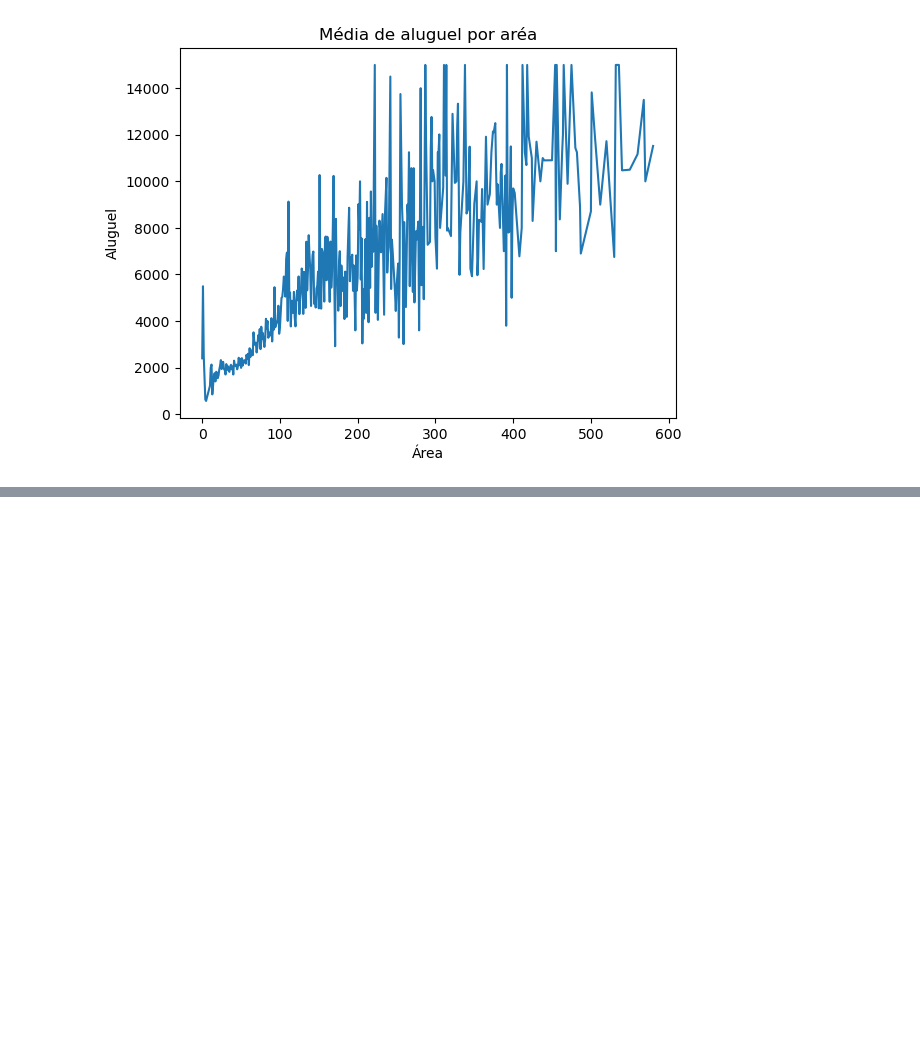
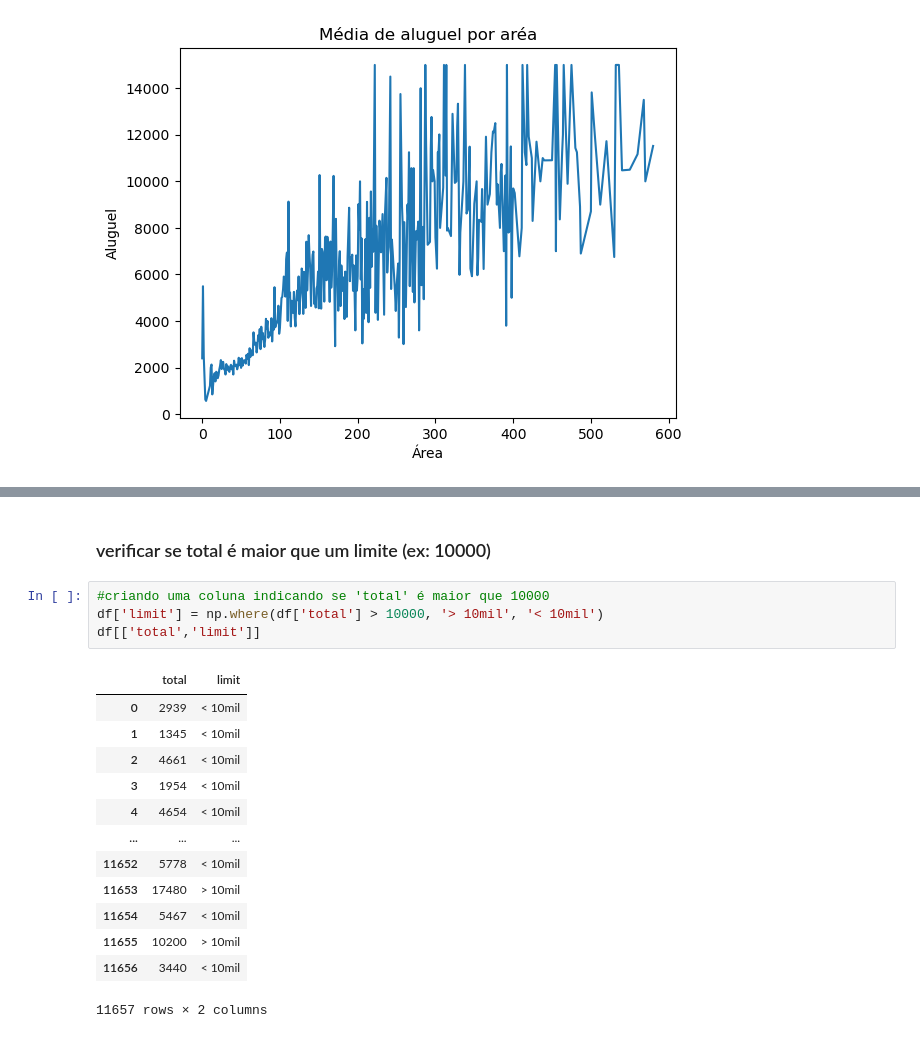
Before and after one commit to vrvinicius/residencia_ia, a Jupyter notebook: Introdução à Linguagens/Aulas/SaoPaulo_HousingPrice_Template.ipynb, the cells around one changed output, grey strips where cells are left out. Cells and saved outputs as stored; diff of their text form; blank space fills up the shorter version.

```diff
--- a/Introdução à Linguagens/Aulas/SaoPaulo_HousingPrice_Template.ipynb
+++ b/Introdução à Linguagens/Aulas/SaoPaulo_HousingPrice_Template.ipynb
@@ -476,0 +501,20 @@ plt.show()
+# %% [markdown]
+### verificar se total é maior que um limite (ex: 10000)
+# %%
+#criando uma coluna indicando se 'total' é maior que 10000
+df['limit'] = np.where(df['total'] > 10000, '> 10mil', '< 10mil')
+df[['total','limit']]
+# %% [output]
+|  | total | limit |
+| 0 | 2939 | < 10mil |
+| 1 | 1345 | < 10mil |
+| 2 | 4661 | < 10mil |
+| 3 | 1954 | < 10mil |
+| 4 | 4654 | < 10mil |
+| ... | ... | ... |
+| 11652 | 5778 | < 10mil |
+| 11653 | 17480 | > 10mil |
+| 11654 | 5467 | < 10mil |
+| 11655 | 10200 | > 10mil |
+| 11656 | 3440 | < 10mil |
+11657 rows × 2 columns
```
Also changed, not shown: parts of 11 cells of this notebook, 5 other files.
